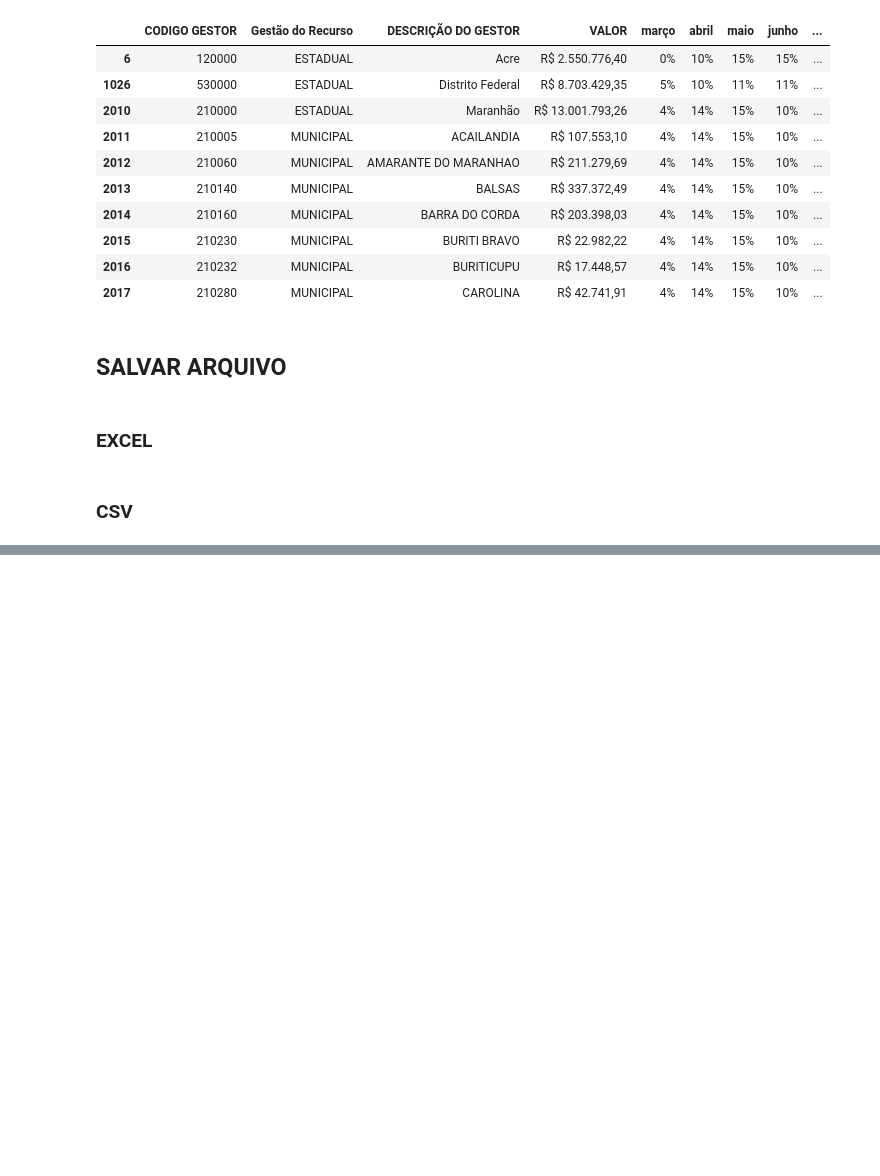
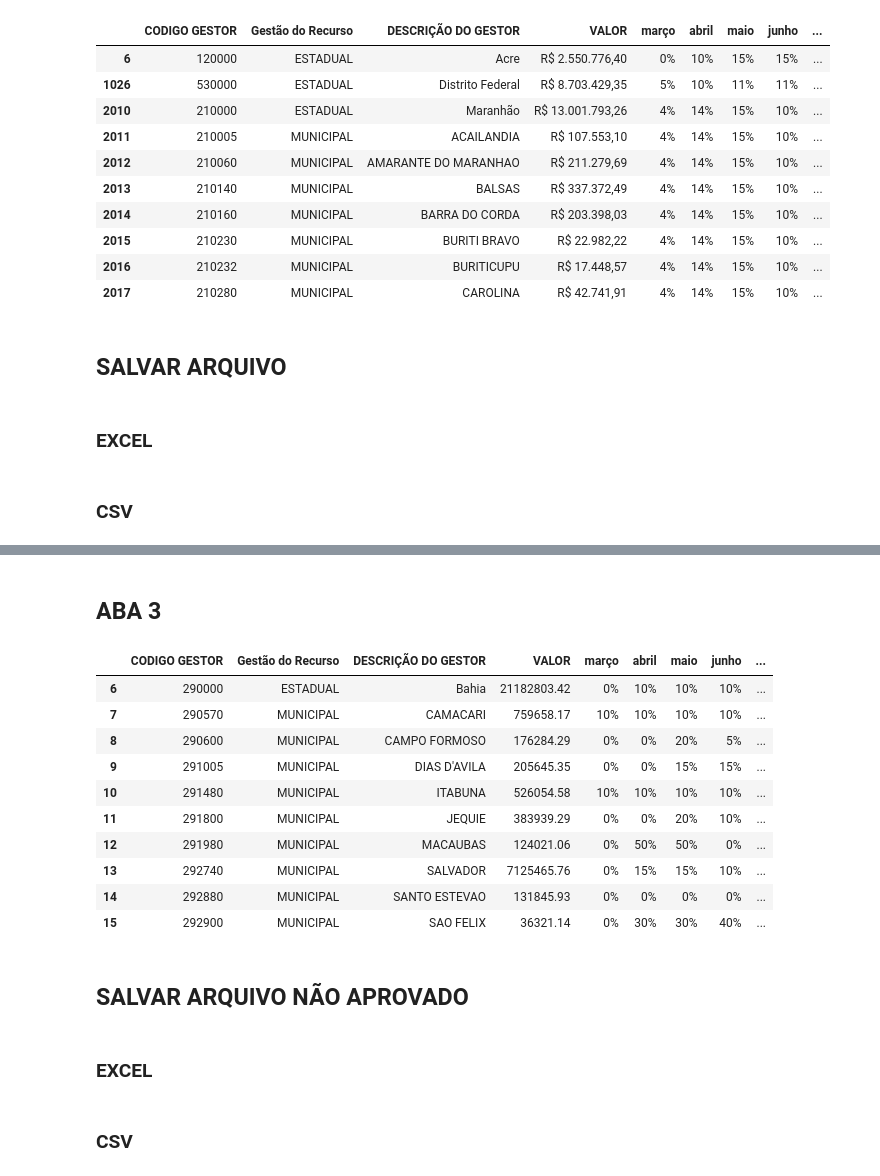
Before and after one commit to otavioaugust1/CONSOLIDACAO_PORTARIA_90, a Jupyter notebook: consolidar.ipynb, the cells around one changed output, grey strips where cells are left out. Drawn from its saved outputs; the diff is of its cells as text; code cells hidden in the pictures; blank space fills up the shorter version.

```diff
--- a/consolidar.ipynb
+++ b/consolidar.ipynb
@@ -193,0 +299,57 @@ df_planilha_aba3.to_csv('PLANILHA/BASE_G_3.csv', sep=';', encoding='latin-1', in
+# %% [markdown]
+## ABA 3
+# %%
+pasta = 'NAO_APROVADO'  # Substitua pelo caminho da sua pasta
+
+arquivos = os.listdir(pasta)  # Lista todos os nomes de arquivos na pasta
+
+dfs_dict = {}
+
+aba1 = 'Execução'  # Substitua pelo nome da aba que deseja ler
+
+# Loop através de cada nome de arquivo e leitura do Excel para um DataFrame
+for arquivo in arquivos:
+    caminho_arquivo = os.path.join(pasta, arquivo)  # Cria o caminho completo para o arquivo
+    if os.path.isfile(caminho_arquivo) and caminho_arquivo.endswith('.xlsx'):  # Verifica se é um arquivo Excel
+        nome_arquivo_com_extensao = os.path.basename(caminho_arquivo)  # Obtém o nome do arquivo com a extensão
+        nome_arquivo_sem_extensao = os.path.splitext(nome_arquivo_com_extensao)[0]  # Obtém o nome do arquivo sem a extensão
+        df_aba1 = pd.read_excel(caminho_arquivo, sheet_name=aba1)  # Lê a aba 'Ident. Fila na UF' do arquivo Excel
+        df_aba1['UF'] = nome_arquivo_sem_extensao  # Adiciona uma coluna 'Arquivo' com o nome do arquivo sem a extensão
+        df_aba1['STATUS'] = os.path.dirname(caminho_arquivo)  # Adiciona uma coluna 'Pasta' com o nome da pasta onde está o arquivo
+        dfs_dict[nome_arquivo_sem_extensao] = df_aba1  # Adiciona o DataFrame em um dicionário usando o nome do arquivo como chave
+
+# Concatena todos os DataFrames em um único DataFrame
+df_planilha_aba3N = pd.concat(dfs_dict.values(), ignore_index=True)
+# %%
+df_planilha_aba3N.rename(columns={'Distribuição e Cronograma da Execução do Recurso Financeiro':'CODIGO GESTOR','Unnamed: 1':'Gestão do Recurso','Unnamed: 2':'DESCRIÇÃO DO GESTOR','Unnamed: 3':'VALOR',
+                                 'Unnamed: 4':'março','Unnamed: 5':'abril','Unnamed: 6':'maio','Unnamed: 7':'junho','Unnamed: 8':'julho','Unnamed: 9':'agosto','Unnamed: 10':'setembro','Unnamed: 11':'outubro',
+                                 'Unnamed: 12':'novembro','Unnamed: 13':'dezembro','Unnamed: 14':'% TOTAL','SQ (CODIGO Interno':'SQ (CODIGO Interno'}, inplace=True)
+
+df_planilha_aba3N.drop(df_planilha_aba3N.index[0:6], inplace=True) # Remove as 5 primeiras linhas do arquivo
+df_planilha_aba3N.dropna(subset=['CODIGO GESTOR'], inplace=True) # Exclui as linhas que não possuem valor na coluna 'PROCEDIMENTO CIRÚRGICO'
+df_planilha_aba3N.drop(df_planilha_aba3N[df_planilha_aba3N['CODIGO GESTOR'] == 'CODIGO GESTOR'].index, inplace=True) # Exclui as linhas que possuem valor 'TOTAL' na coluna 'PROCEDIMENTO CIRÚRGICO'
+df_planilha_aba3N.dropna(subset=['% TOTAL'], inplace=True) # Exclui as linhas que não possuem valor na coluna 'PROCEDIMENTO CIRÚRGICO'
+df_planilha_aba3N.dropna(subset=['DESCRIÇÃO DO GESTOR'], inplace=True) # Exclui as linhas que não possuem valor na coluna 'PROCEDIMENTO CIRÚRGICO'
+df_planilha_aba3['VALOR'] = df_planilha_aba3N['VALOR'].map(lambda x: locale.currency(float(x), grouping=True)) # Formata a coluna 'VALOR' para moeda
+
+cols = ["março", "abril", "maio", "junho", "julho", "agosto", "setembro", "outubro", "novembro", "dezembro", "% TOTAL"] # Define as colunas que serão formatadas
+df_planilha_aba3N[cols] = df_planilha_aba3N[cols].fillna(0).astype(float) # Converte os valores para float
+df_planilha_aba3N[cols] = df_planilha_aba3N[cols].applymap(lambda x: '{:.0%}'.format(float(x))) # Formata as colunas para porcentagem
+
+df_planilha_aba3N.head(10) # Exibe as 5 primeiras linhas do arquivo
+# %% [output]
+|  | CODIGO GESTOR | Gestão do Recurso | DESCRIÇÃO DO GESTOR | VALOR | março | abril | maio | junho | ... |
+| 6 | 290000 | ESTADUAL | Bahia | 21182803.42 | 0% | 10% | 10% | 10% | ... |
+| 7 | 290570 | MUNICIPAL | CAMACARI | 759658.17 | 10% | 10% | 10% | 10% | ... |
+| 8 | 290600 | MUNICIPAL | CAMPO FORMOSO | 176284.29 | 0% | 0% | 20% | 5% | ... |
+| 9 | 291005 | MUNICIPAL | DIAS D'AVILA | 205645.35 | 0% | 0% | 15% | 15% | ... |
+| 10 | 291480 | MUNICIPAL | ITABUNA | 526054.58 | 10% | 10% | 10% | 10% | ... |
+| 11 | 291800 | MUNICIPAL | JEQUIE | 383939.29 | 0% | 0% | 20% | 10% | ... |
+| 12 | 291980 | MUNICIPAL | MACAUBAS | 124021.06 | 0% | 50% | 50% | 0% | ... |
+| 13 | 292740 | MUNICIPAL | SALVADOR | 7125465.76 | 0% | 15% | 15% | 10% | ... |
+| 14 | 292880 | MUNICIPAL | SANTO ESTEVAO | 131845.93 | 0% | 0% | 0% | 0% | ... |
+| 15 | 292900 | MUNICIPAL | SAO FELIX | 36321.14 | 0% | 30% | 30% | 40% | ... |
+# %% [markdown]
+## SALVAR ARQUIVO NÃO APROVADO
+# %% [markdown]
+### EXCEL
@@ -193,0 +364,2 @@ df_planilha_aba3.to_csv('PLANILHA/BASE_G_3.csv', sep=';', encoding='latin-1', in
+# %% [markdown]
+### CSV
```
Also changed, not shown: parts of 24 cells of this notebook, 5 other files.
